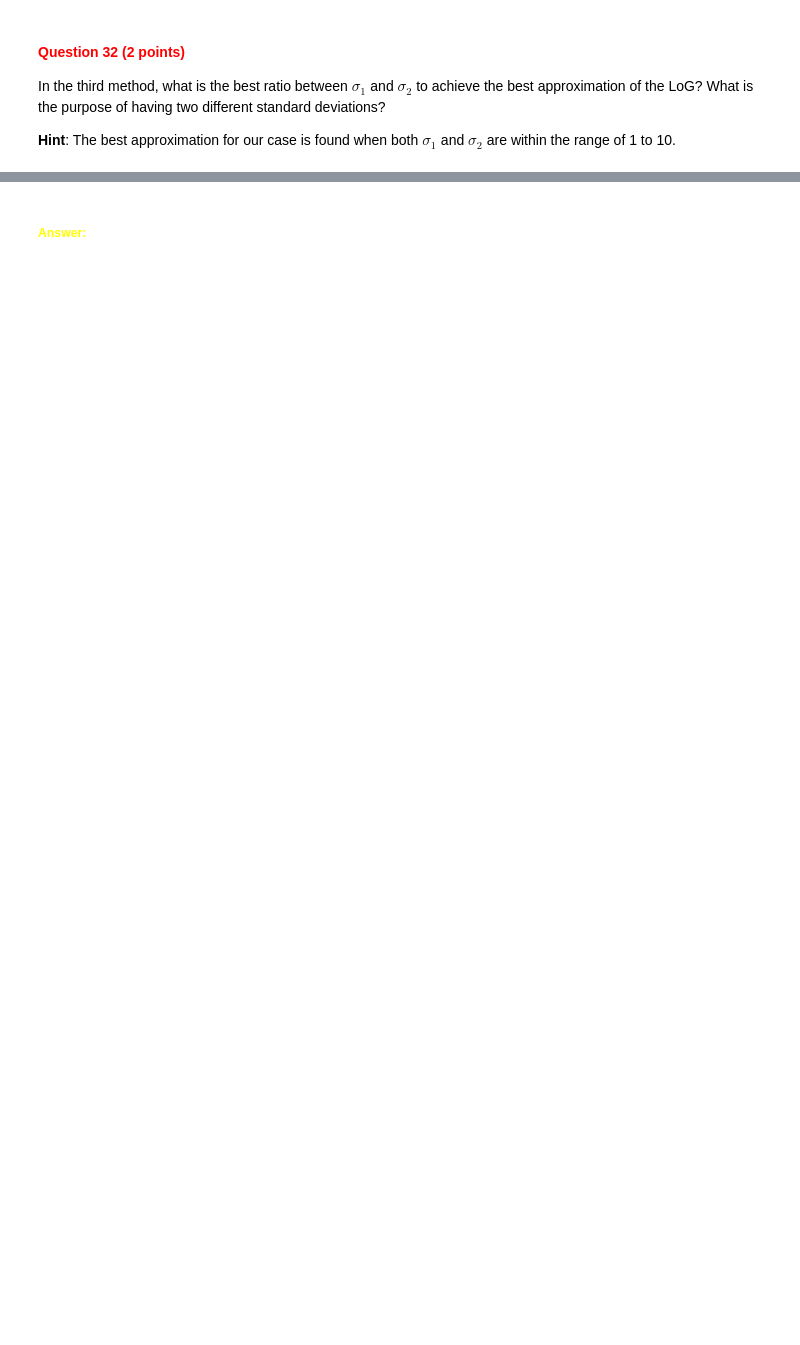
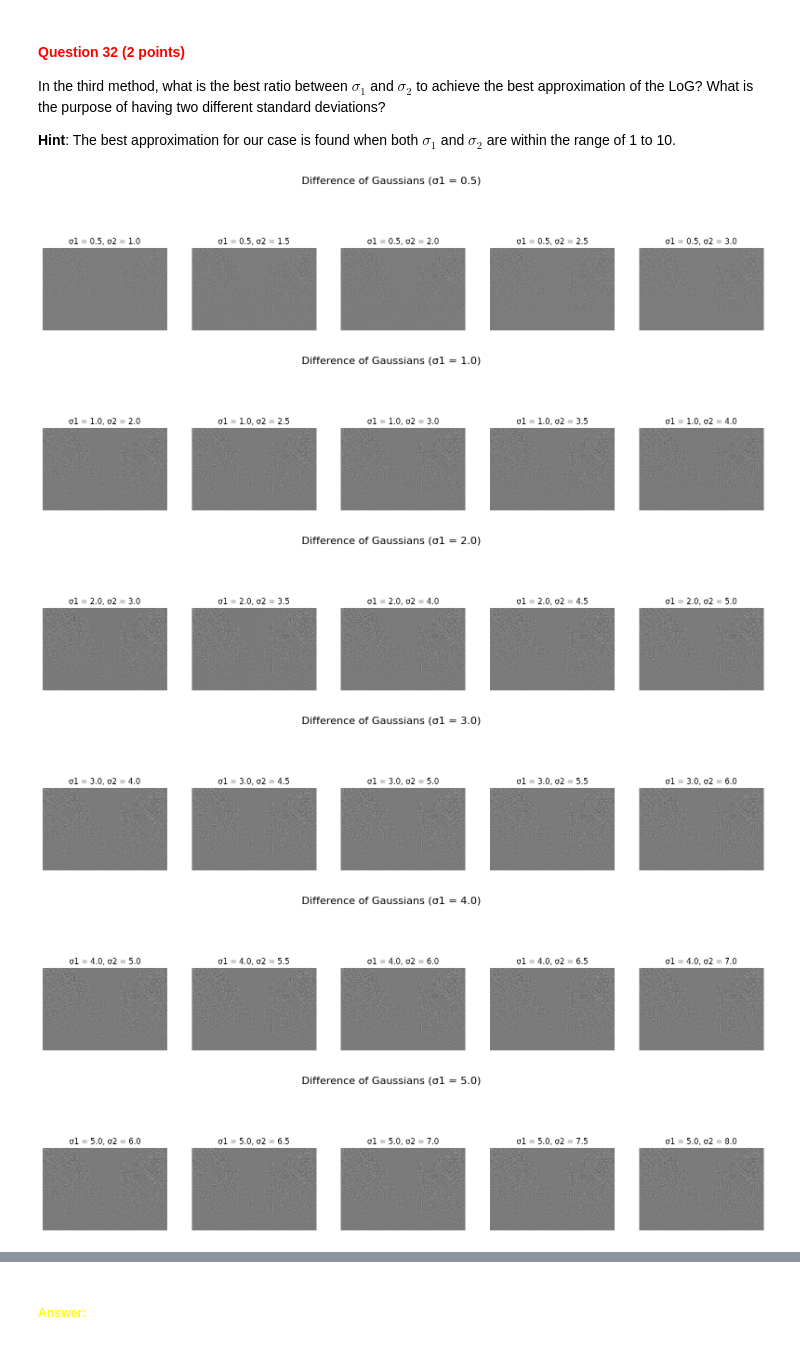
Before and after one commit to izzikampono/cv1-lab-2, a Jupyter notebook: cv1-lab-2.ipynb, the cells around one changed output, grey strips where cells are left out. Cells and saved outputs as stored; diff of their text form; code cells hidden in the pictures; blank space fills up the shorter version.

```diff
--- a/cv1-lab-2.ipynb
+++ b/cv1-lab-2.ipynb
@@ -1054,0 +1053,42 @@ In the third method, what is the best ratio between $\sigma_1$ and $\sigma_2$ to
+# %%
+img = cv2.imread('./images/landscape.jpg', cv2.IMREAD_GRAYSCALE)
+sigmas_05 = [(0.5, 1.0), (0.5, 1.5), (0.5, 2.0), (0.5, 2.5), (0.5, 3.0)]
+sigmas_1 = [(1.0, 2.0), (1.0, 2.5), (1.0, 3.0), (1.0, 3.5), (1.0, 4.0)]
+sigmas_2 = [(2.0, 3.0), (2.0, 3.5), (2.0, 4.0), (2.0, 4.5), (2.0, 5.0)]
+sigmas_3 = [(3.0, 4.0), (3.0, 4.5), (3.0, 5.0), (3.0, 5.5), (3.0, 6.0)]
+sigmas_4 = [(4.0, 5.0), (4.0, 5.5), (4.0, 6.0), (4.0, 6.5), (4.0, 7.0)]
+sigmas_5 = [(5.0, 6.0), (5.0, 6.5), (5.0, 7.0), (5.0, 7.5), (5.0, 8.0)]
+sigmas_6 = [(6.0, 7.0), (6.0, 7.5), (6.0, 8.0), (6.0, 8.5), (6.0, 9.0)]
+sigmas_7 = [(7.0, 8.0), (7.0, 8.5), (7.0, 9.0), (7.0, 9.5), (7.0, 10.0)]
+
+
+# Function to plot DoG results for multiple sigma pairs
+def plot_dog_results(image, sigma_pairs, sigma_1_fixed, title):
+    fig, axs = plt.subplots(1, len(sigma_pairs), figsize=(20, 5))
+    fig.suptitle(title, fontsize=16)
+
+    for i, (sigma_1, sigma_2) in enumerate(sigma_pairs):
+
+        log_image = compute_laplacian_of_gaussian(image, 3, sigma_1=sigma_1, sigma_2=sigma_2)
+
+        axs[i].imshow(log_image, cmap='gray')
+        axs[i].set_title(f'σ1 = {sigma_1}, σ2 = {sigma_2}')
+        axs[i].axis('off')
+
+    plt.show()
+
+plot_dog_results(img, sigmas_05, sigma_1_fixed=0.5, title='Difference of Gaussians (σ1 = 0.5)')
+plot_dog_results(img, sigmas_1, sigma_1_fixed=1.0, title='Difference of Gaussians (σ1 = 1.0)')
+plot_dog_results(img, sigmas_2, sigma_1_fixed=2.0, title='Difference of Gaussians (σ1 = 2.0)')
+plot_dog_results(img, sigmas_3, sigma_1_fixed=3.0, title='Difference of Gaussians (σ1 = 3.0)')
+plot_dog_results(img, sigmas_4, sigma_1_fixed=4.0, title='Difference of Gaussians (σ1 = 4.0)')
+plot_dog_results(img, sigmas_5, sigma_1_fixed=5.0, title='Difference of Gaussians (σ1 = 5.0)')
+plot_dog_results(img, sigmas_6, sigma_1_fixed=6.0, title='Difference of Gaussians (σ1 = 6.0)')
+plot_dog_results(img, sigmas_7, sigma_1_fixed=7.0, title='Difference of Gaussians (σ1 = 7.0)')
+# %% [output]
+[figure, added]
+[figure, added]
+[figure, added]
+[figure, added]
+[figure, added]
+[figure, added]
```
Also changed, not shown: parts of 8 cells of this notebook.
